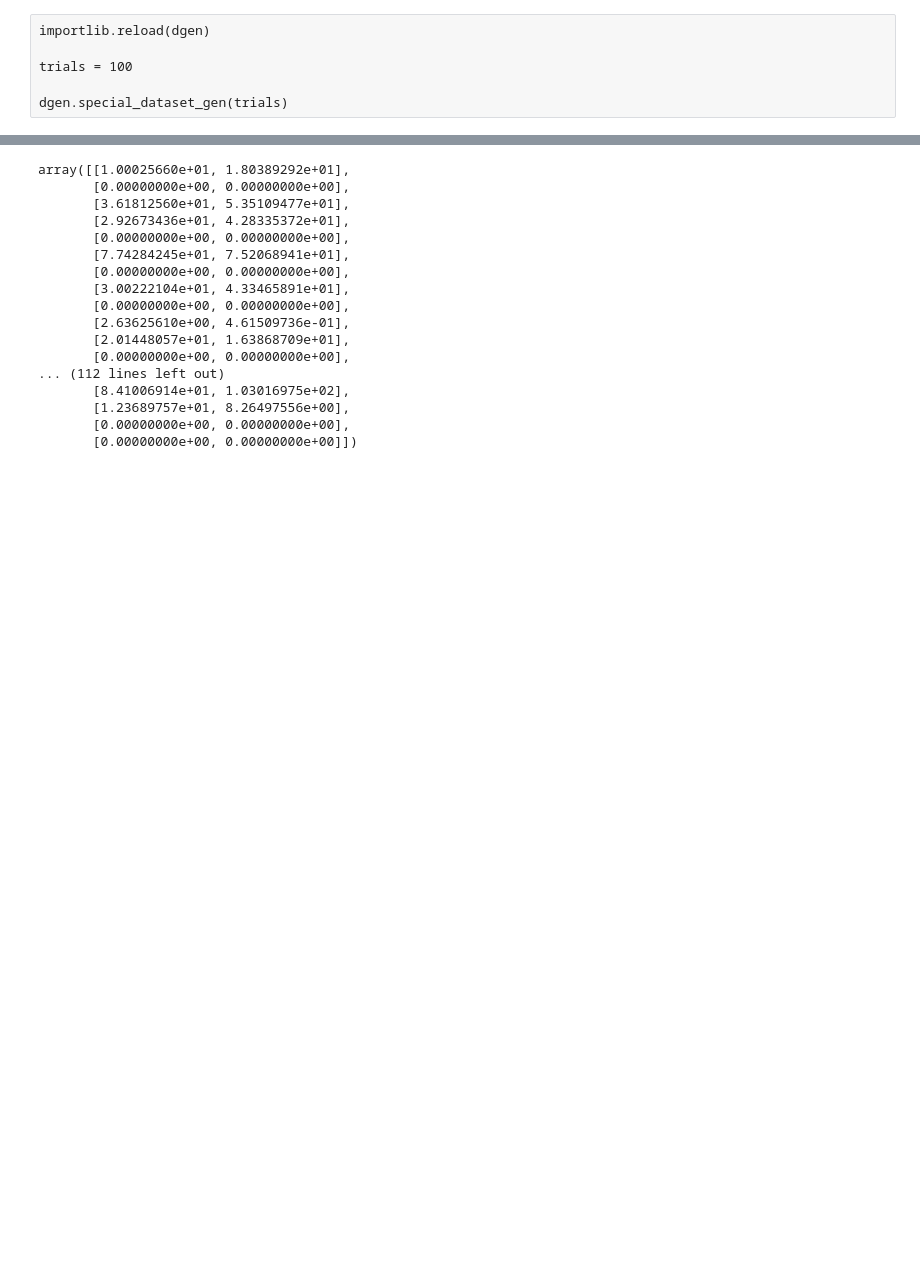
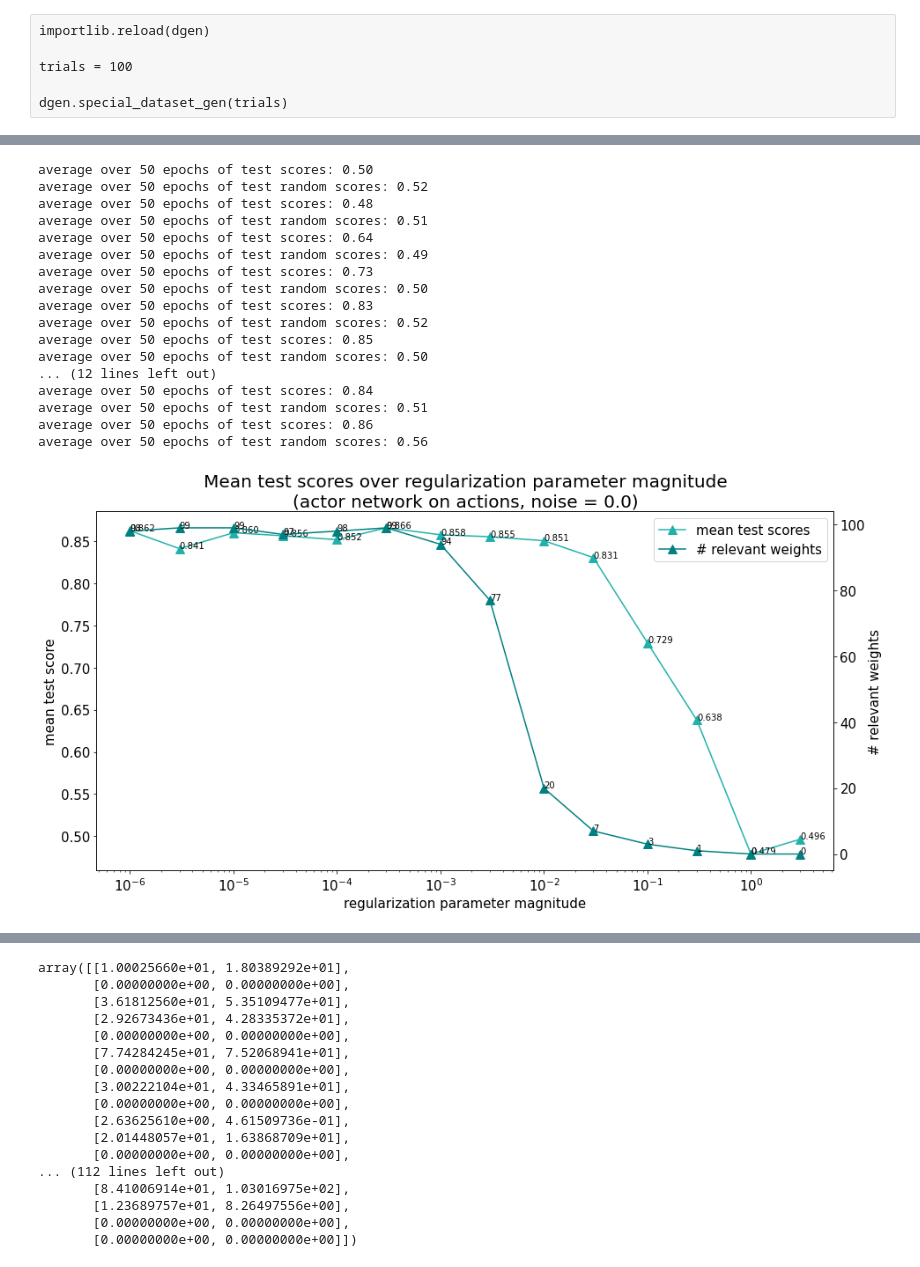
Before and after one commit to MartiniMarittimo/Relevant_neurons_analysis, a Jupyter notebook: relevant_neurons_analysis.ipynb, the cells around one changed output, grey strips where cells are left out. Drawn from its saved outputs; the diff is of its cells as text; code cells hidden in the pictures; blank space fills up the shorter version.

```diff
--- a/relevant_neurons_analysis.ipynb
+++ b/relevant_neurons_analysis.ipynb
@@ -66,0 +74,29 @@ model = {"model" : 'perceptronL1', "param" : 0.01}
+# %%
+importlib.reload(clf)
+
+noise_mag = np.array([0])
+#param_mag = np.array([1e-10])
+param_mag = np.array([3, 1, 3e-1, 1e-1, 3e-2, 1e-2, 3e-3, 1e-3, 3e-4, 1e-4, 3e-5, 1e-5, 3e-6, 1e-6])
+#param_mag = np.array([1e-4, 5e-5, 1e-5, 5e-6, 1e-6])
+
+clf.regularization_intensity(X=net["X"], Y=label["Y"], model=model["model"], param_mag=param_mag,\
+                             network=net["network"], label=label["label"], noise_mag=noise_mag, size=size)
+# %% [output]
+average over 50 epochs of test scores: 0.50
+average over 50 epochs of test random scores: 0.52
+average over 50 epochs of test scores: 0.48
+average over 50 epochs of test random scores: 0.51
+average over 50 epochs of test scores: 0.64
+average over 50 epochs of test random scores: 0.49
+average over 50 epochs of test scores: 0.73
+average over 50 epochs of test random scores: 0.50
+average over 50 epochs of test scores: 0.83
+average over 50 epochs of test random scores: 0.52
+average over 50 epochs of test scores: 0.85
+average over 50 epochs of test random scores: 0.50
+... (12 lines left out)
+average over 50 epochs of test scores: 0.84
+average over 50 epochs of test random scores: 0.51
+average over 50 epochs of test scores: 0.86
+average over 50 epochs of test random scores: 0.56
+[figure, added]
```
Also changed, not shown: parts of 13 cells of this notebook, 1 other file.
